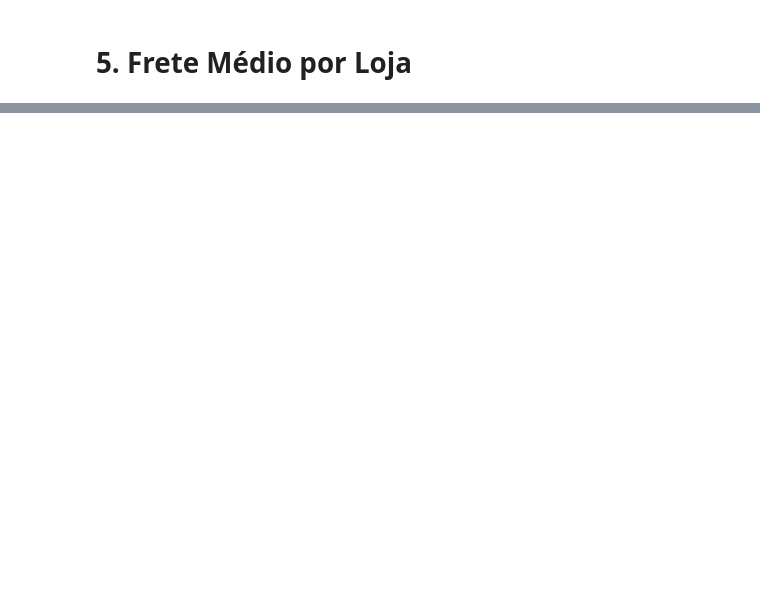
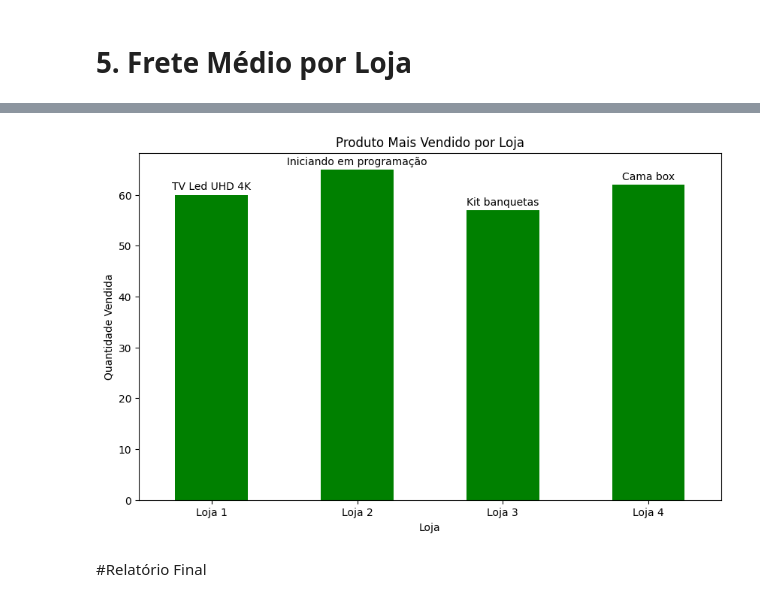
Before and after one commit to bhrunnot/challenge_alura, a Jupyter notebook: Challenge_Alura.ipynb, the cells around one changed output, grey strips where cells are left out. Drawn from its saved outputs; the diff is of its cells as text; code cells hidden in the pictures; blank space fills up the shorter version.

```diff
--- a/Challenge_Alura.ipynb
+++ b/Challenge_Alura.ipynb
@@ -32,2 +99,15 @@ loja.head()
 # %% [markdown]
 # 4. Produtos Mais e Menos Vendidos
+# %%
+lojas = [loja, loja2, loja3, loja4]
+
+mais_vendidos_por_loja = {}
+menos_vendidos_por_loja = {}
+
+for i, l in enumerate(lojas):
+    nome_loja = f'Loja {i+1}'
+
+    contagem = l['Produto'].value_counts()
+
+    mais_vendidos_por_loja[nome_loja] = contagem.head(5)
+    menos_vendidos_por_loja[nome_loja] = contagem.sort_values().head(5)
@@ -35,0 +172,56 @@ loja.head()
+# %%
+# Função que identifica o produto mais vendido de uma loja
+def top_produto_loja(df, nome_loja):
+
+    # Conta quantas vezes cada produto foi vendido
+    vendas_produto = df.groupby('Produto').size().reset_index(name='Quantidade')
+
+    # Calcula a média de avaliação de cada produto
+    avaliacao_produto = df.groupby('Produto')['Avaliação da compra'].mean().reset_index()
+
+    # Junta quantidade vendida com média de avaliação
+    dados_produto = vendas_produto.merge(
+        avaliacao_produto,
+        on='Produto'
+    )
+
+    # Seleciona o produto com maior quantidade vendida
+    top_produto = dados_produto.sort_values(
+        by='Quantidade',
+        ascending=False
+    ).head(1)
+
+    # Adiciona o nome da loja ao resultado
+    top_produto['Loja'] = nome_loja
+
+    return top_produto
+
+
+# Aplica a função para todas as lojas e une os resultados
+resultado_final = pd.concat([
+    top_produto_loja(loja, 'Loja 1'),
+    top_produto_loja(loja2, 'Loja 2'),
+    top_produto_loja(loja3, 'Loja 3'),
+    top_produto_loja(loja4, 'Loja 4')
+])
+
+
+# Define a loja como índice para facilitar a visualização no gráfico
+grafico = resultado_final.set_index('Loja')
+
+# Cria gráfico de barras com a quantidade vendida do produto campeão
+ax = grafico['Quantidade'].plot(kind='bar', figsize=(10,6), color='green')
+
+# Adiciona o nome do produto acima de cada barra
+for i, v in enumerate(grafico['Quantidade']):
+    ax.text(i, v + 1, grafico['Produto'].iloc[i], ha='center')
+
+# Ajustes visuais do gráfico
+plt.title('Produto Mais Vendido por Loja')
+plt.ylabel('Quantidade Vendida')
+plt.xticks(rotation=0)
+plt.show()
+# %% [output]
+[figure, added]
+# %% [markdown]
+#Relatório Final
```
Also changed, not shown: parts of 14 cells of this notebook.
